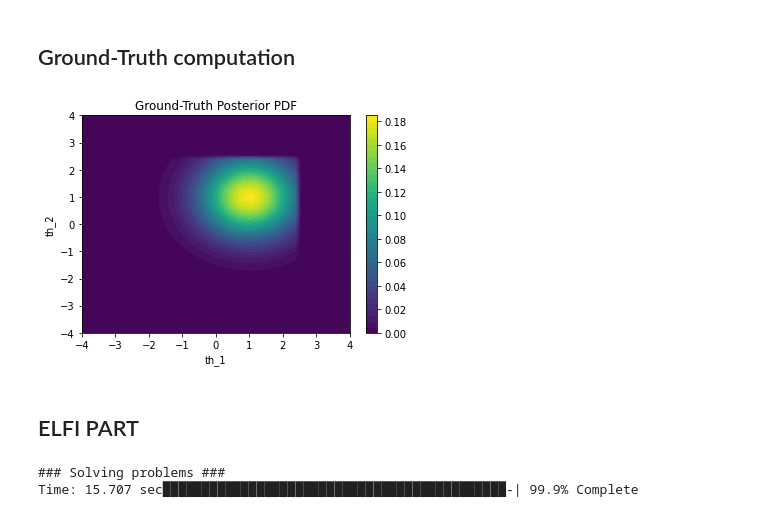
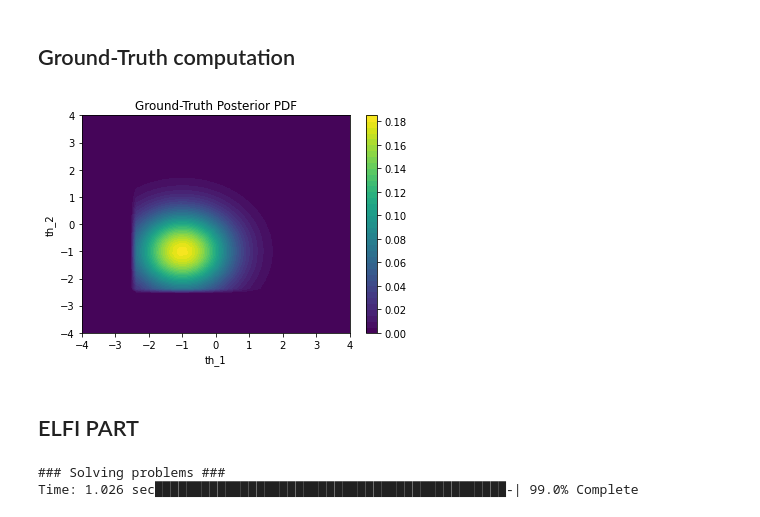
Before and after one commit to givasile/edinburgh-thesis, a Jupyter notebook: presentation_examples/example_2D.ipynb, the cells around one changed output. Drawn from its saved outputs; the diff is of its cells as text; code cells hidden in the pictures.

```diff
--- a/presentation_examples/example_2D.ipynb
+++ b/presentation_examples/example_2D.ipynb
@@ -94,15 +94,15 @@ def plot_gt_posterior(posterior, nof_points):
     plt.ylabel("th_2")
     plt.show(block=False)
 # %%
-data = np.ones((1, 2))
+data = - np.array([[1.,1.]])
 dim = data.shape[-1]
 factor = create_factor(data)
 Z = approximate_Z(factor)
 gt_posterior = create_gt_posterior(factor, Z)
 
 plot_gt_posterior(gt_posterior, nof_points=50)
 # %% [output]
-[figure, old version]
+[figure, new version]
 # %% [markdown]
 ## ELFI PART
 # %%
@@ -129,10 +129,10 @@ romc = elfi.ROMC(dist, left_lim=left_lim, right_lim=right_lim)
 # %%
-n1 = 1000
+n1 = 100
 seed = 21
 romc.solve_problems(n1=n1, seed=seed)
 # %% [output]
 ### Solving problems ###
-Time: 15.707 sec████████████████████████████████████████████-| 99.9% Complete
+Time: 1.026 sec█████████████████████████████████████████████-| 99.0% Complete
 # %%
 romc.theta_hist()
 # %% [output]
```
Also changed, not shown: parts of 13 cells of this notebook, 10 other files.
